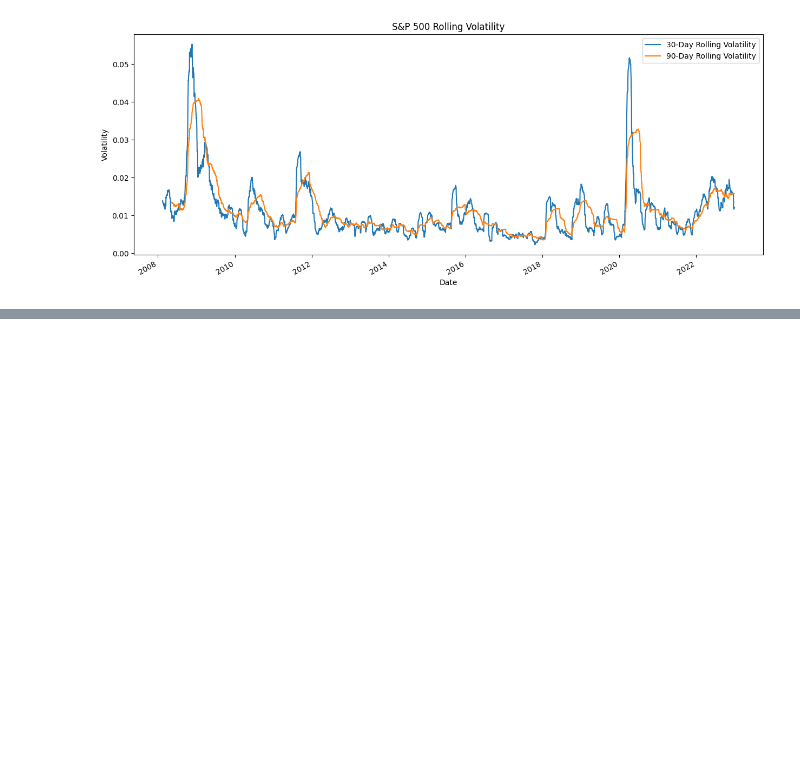
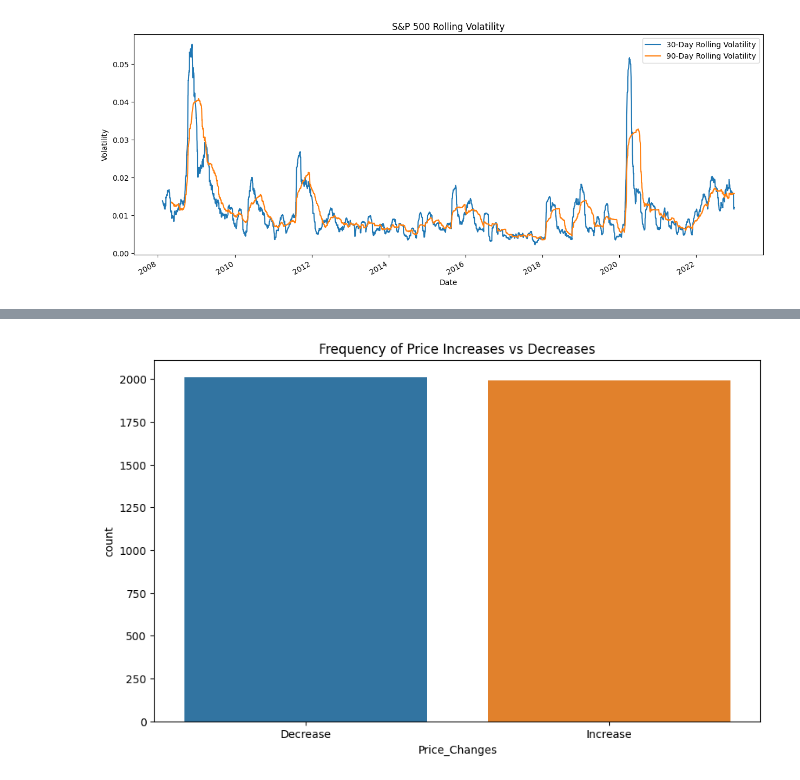
Before and after one commit to jmmzhng-pro/DSCI_631_Project, a Jupyter notebook: Data_Acquisition_and_EDA_for_Stocks,_S_&_P_500.ipynb, the cells around one changed output, grey strips where cells are left out. Cells and saved outputs as stored; diff of their text form; code cells hidden in the pictures; blank space fills up the shorter version.

```diff
--- a/Data_Acquisition_and_EDA_for_Stocks,_S_&_P_500.ipynb
+++ b/Data_Acquisition_and_EDA_for_Stocks,_S_&_P_500.ipynb
@@ -354,0 +395,8 @@ plt.show()
+# %%
+#Price Change Indicator
+plt.figure(figsize=(10, 6))
+sns.countplot(x='Price_Changes', data=mrk_data)
+plt.title('Frequency of Price Increases vs Decreases')
+plt.show()
+# %% [output]
+[figure, added]
```
Also changed, not shown: parts of 10 cells of this notebook.
